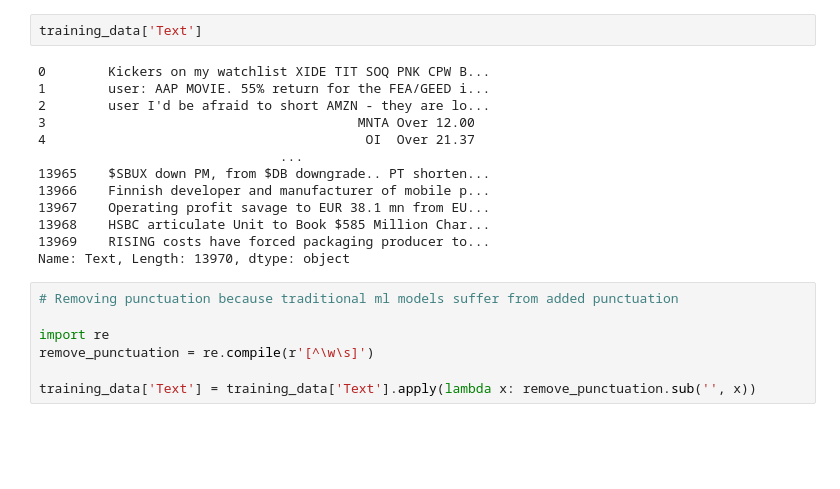
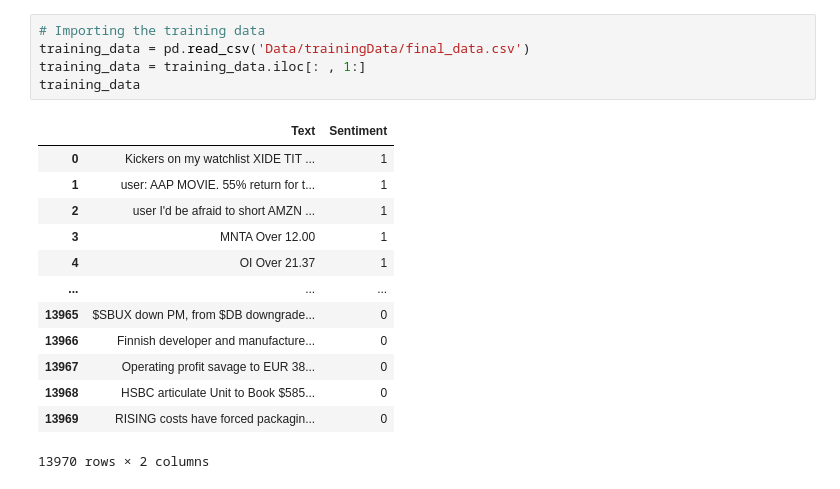
Before and after one commit to alizakhann2/twitter_sentiment_stock_analysis, a Jupyter notebook: randomForestModel.ipynb, the cells around one changed output. Saved outputs shown, nothing was run; the diff lists cells and outputs as text; blank space fills up the shorter version.

```diff
--- a/randomForestModel.ipynb
+++ b/randomForestModel.ipynb
@@ -19,22 +9,19 @@ training_data.describe(include='all')
-# %%
-training_data['Text']
-# %% [output]
-0        Kickers on my watchlist XIDE TIT SOQ PNK CPW B...
-1        user: AAP MOVIE. 55% return for the FEA/GEED i...
-2        user I'd be afraid to short AMZN - they are lo...
-3                                        MNTA Over 12.00
-4                                         OI  Over 21.37
-                               ...
-13965    $SBUX down PM, from $DB downgrade.. PT shorten...
-13966    Finnish developer and manufacturer of mobile p...
-13967    Operating profit savage to EUR 38.1 mn from EU...
-13968    HSBC articulate Unit to Book $585 Million Char...
-13969    RISING costs have forced packaging producer to...
-Name: Text, Length: 13970, dtype: object
-# %%
-# Removing punctuation because traditional ml models suffer from added punctuation
-
-import re
-remove_punctuation = re.compile(r'[^\w\s]')
-
-training_data['Text'] = training_data['Text'].apply(lambda x: remove_punctuation.sub('', x))
+# %%
+# Importing the training data
+training_data = pd.read_csv('Data/trainingData/final_data.csv')
+training_data = training_data.iloc[: , 1:]
+training_data
+# %% [output]
+|  | Text | Sentiment |
+| 0 | Kickers on my watchlist XIDE TIT ... | 1 |
+| 1 | user: AAP MOVIE. 55% return for t... | 1 |
+| 2 | user I'd be afraid to short AMZN ... | 1 |
+| 3 | MNTA Over 12.00 | 1 |
+| 4 | OI Over 21.37 | 1 |
+| ... | ... | ... |
+| 13965 | $SBUX down PM, from $DB downgrade... | 0 |
+| 13966 | Finnish developer and manufacture... | 0 |
+| 13967 | Operating profit savage to EUR 38... | 0 |
+| 13968 | HSBC articulate Unit to Book $585... | 0 |
+| 13969 | RISING costs have forced packagin... | 0 |
+13970 rows × 2 columns
```
Also changed, not shown: parts of 20 cells of this notebook, 3 other files.
